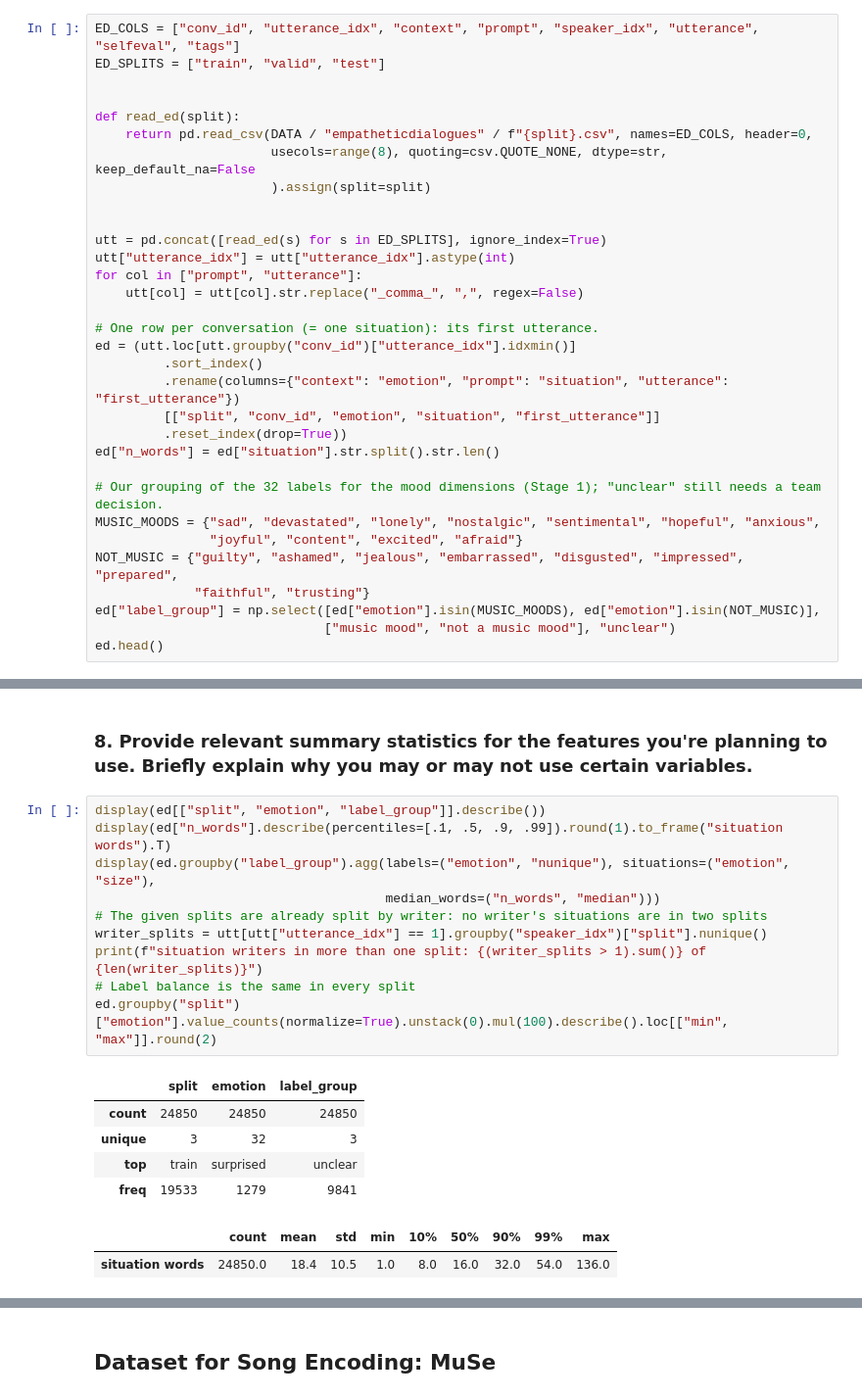
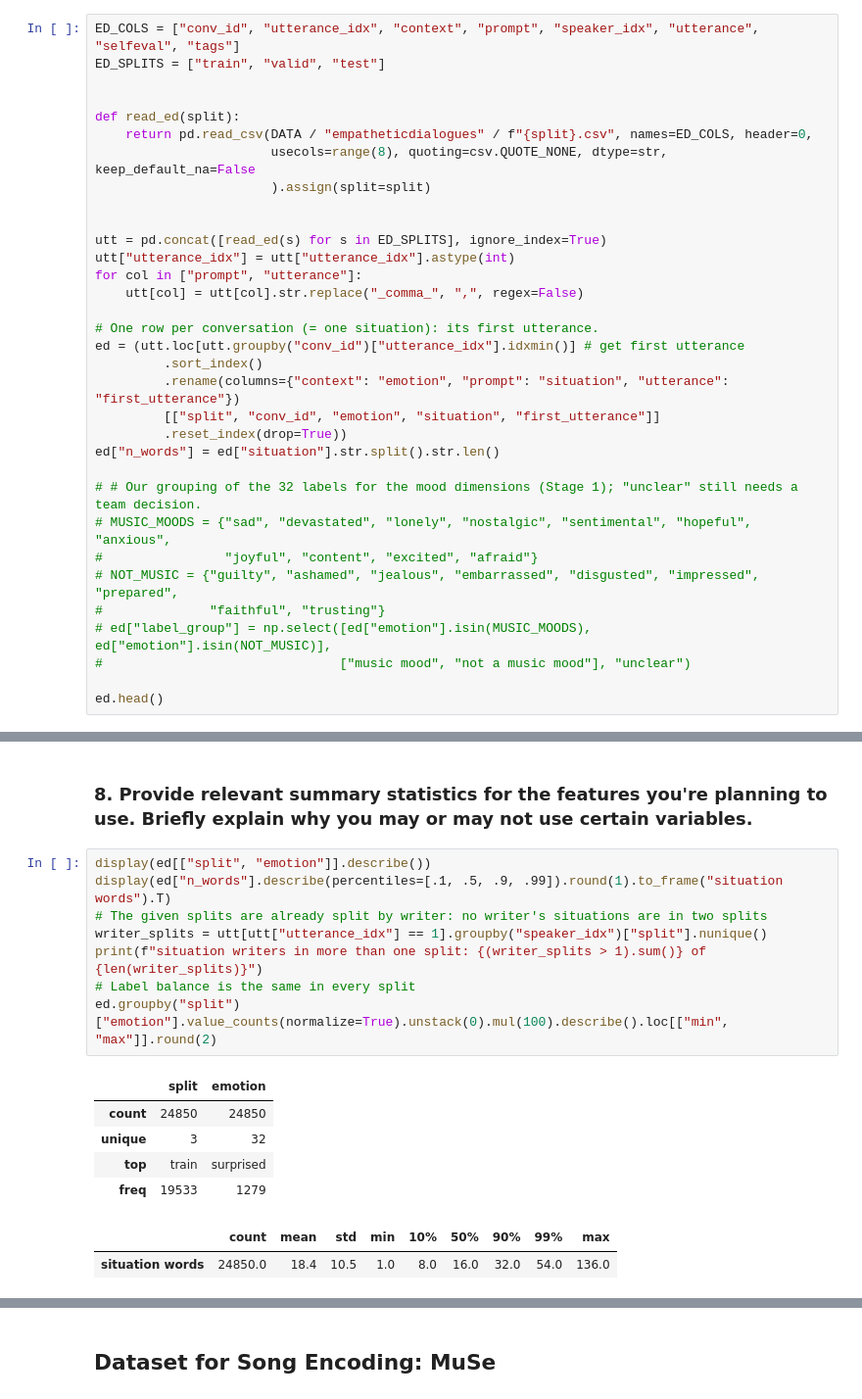
Before and after one commit to Oshawotttt/mood-playlist, a Jupyter notebook: proposal/DAP_IEDA_Template.ipynb, the cells around one changed output, grey strips where cells are left out. Shown at 98% size. Saved outputs shown, nothing was run; the diff lists cells and outputs as text.

```diff
--- a/proposal/DAP_IEDA_Template.ipynb
+++ b/proposal/DAP_IEDA_Template.ipynb
@@ -72,19 +73,20 @@ for col in ["prompt", "utterance"]:
     utt[col] = utt[col].str.replace("_comma_", ",", regex=False)
 
 # One row per conversation (= one situation): its first utterance.
-ed = (utt.loc[utt.groupby("conv_id")["utterance_idx"].idxmin()]
+ed = (utt.loc[utt.groupby("conv_id")["utterance_idx"].idxmin()] # get first utterance
          .sort_index()
          .rename(columns={"context": "emotion", "prompt": "situation", "utterance": "first_utterance"})
          [["split", "conv_id", "emotion", "situation", "first_utterance"]]
          .reset_index(drop=True))
 ed["n_words"] = ed["situation"].str.split().str.len()
 
-# Our grouping of the 32 labels for the mood dimensions (Stage 1); "unclear" still needs a team decision.
-MUSIC_MOODS = {"sad", "devastated", "lonely", "nostalgic", "sentimental", "hopeful", "anxious",
-               "joyful", "content", "excited", "afraid"}
-NOT_MUSIC = {"guilty", "ashamed", "jealous", "embarrassed", "disgusted", "impressed", "prepared",
-             "faithful", "trusting"}
-ed["label_group"] = np.select([ed["emotion"].isin(MUSIC_MOODS), ed["emotion"].isin(NOT_MUSIC)],
-                              ["music mood", "not a music mood"], "unclear")
+# # Our grouping of the 32 labels for the mood dimensions (Stage 1); "unclear" still needs a team decision.
+# MUSIC_MOODS = {"sad", "devastated", "lonely", "nostalgic", "sentimental", "hopeful", "anxious",
+#                "joyful", "content", "excited", "afraid"}
+# NOT_MUSIC = {"guilty", "ashamed", "jealous", "embarrassed", "disgusted", "impressed", "prepared",
+#              "faithful", "trusting"}
+# ed["label_group"] = np.select([ed["emotion"].isin(MUSIC_MOODS), ed["emotion"].isin(NOT_MUSIC)],
+#                               ["music mood", "not a music mood"], "unclear")
+
 ed.head()
 # %% [output]
@@ -459,20 +451,18 @@ pd.DataFrame({"most distinctive words (lift vs all situations)":
 # %% [markdown]
 ### 8. Provide relevant summary statistics for the features you're planning to use. Briefly explain why you may or may not use certain variables.
 # %%
-display(ed[["split", "emotion", "label_group"]].describe())
+display(ed[["split", "emotion"]].describe())
 display(ed["n_words"].describe(percentiles=[.1, .5, .9, .99]).round(1).to_frame("situation words").T)
-display(ed.groupby("label_group").agg(labels=("emotion", "nunique"), situations=("emotion", "size"),
-                                      median_words=("n_words", "median")))
 # The given splits are already split by writer: no writer's situations are in two splits
 writer_splits = utt[utt["utterance_idx"] == 1].groupby("speaker_idx")["split"].nunique()
 print(f"situation writers in more than one split: {(writer_splits > 1).sum()} of {len(writer_splits)}")
 # Label balance is the same in every split
 ed.groupby("split")["emotion"].value_counts(normalize=True).unstack(0).mul(100).describe().loc[["min", "max"]].round(2)
 # %% [output]
-|  | split | emotion | label_group |
-| count | 24850 | 24850 | 24850 |
-| unique | 3 | 32 | 3 |
-| top | train | surprised | unclear |
-| freq | 19533 | 1279 | 9841 |
+|  | split | emotion |
+| count | 24850 | 24850 |
+| unique | 3 | 32 |
+| top | train | surprised |
+| freq | 19533 | 1279 |
 |  | count | mean | std | min | 10% | 50% | 90% | 99% | max |
 | situation words | 24850.0 | 18.4 | 10.5 | 1.0 | 8.0 | 16.0 | 32.0 | 54.0 | 136.0 |
```
Also changed, not shown: parts of 18 cells of this notebook.
